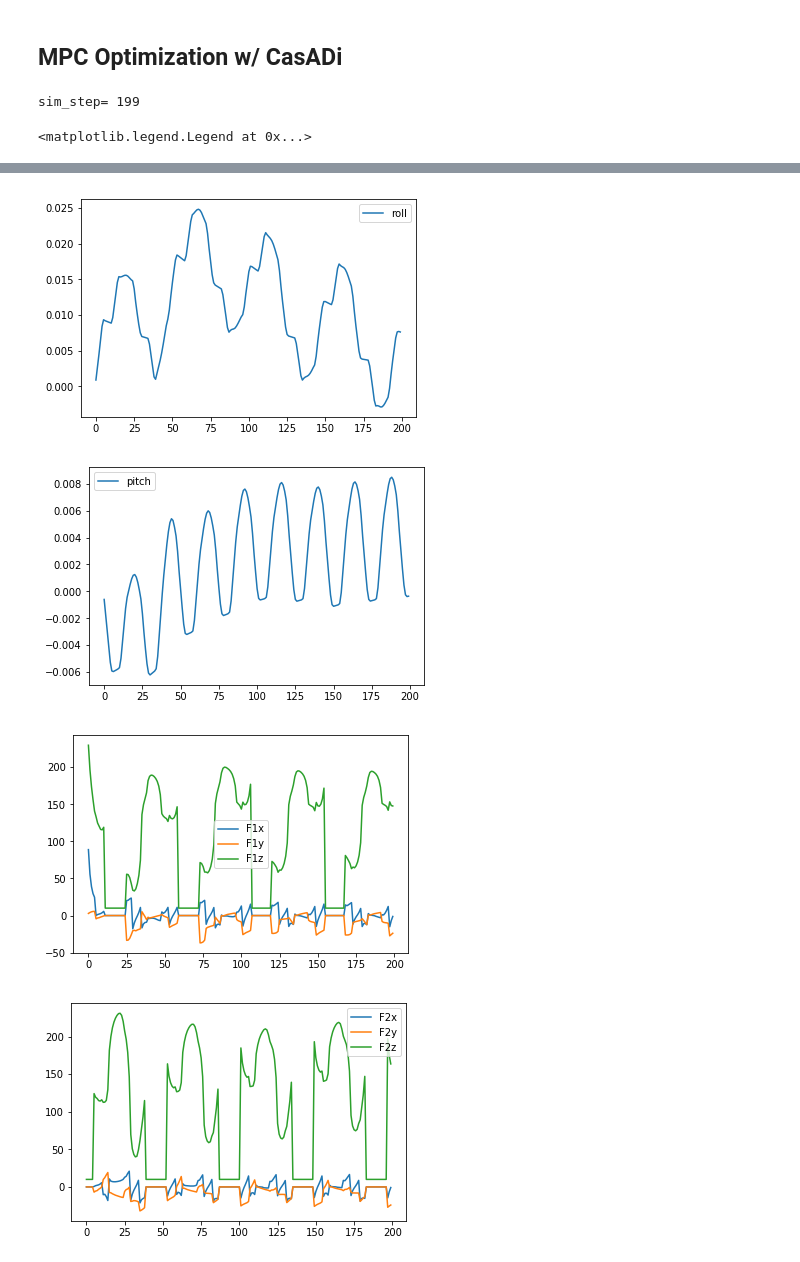
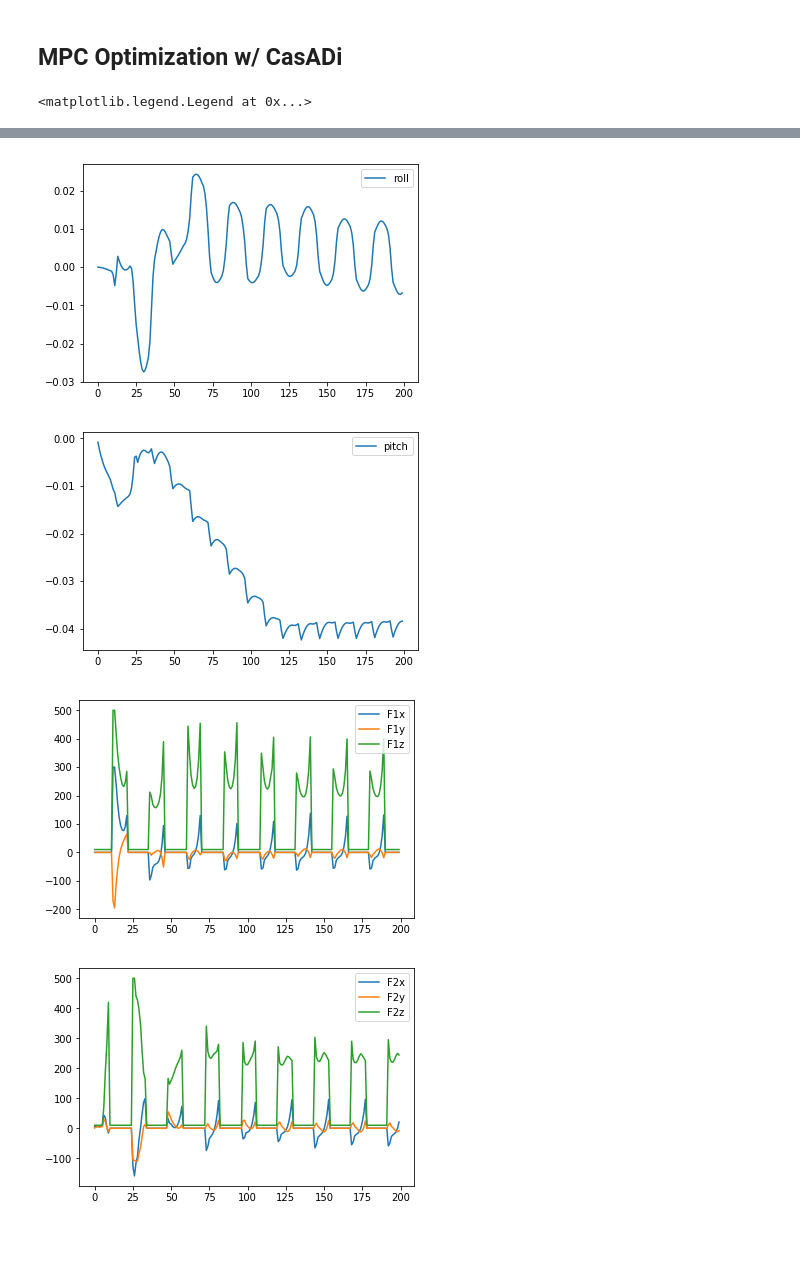
Before and after one commit to implementedrobotics/Nomad, a Jupyter notebook: Notebooks/Single Rigid Body Dynamics MPC.ipynb, the cells around one changed output, grey strips where cells are left out. Saved outputs shown, nothing was run; the diff lists cells and outputs as text; code cells hidden in the pictures.

```diff
--- a/Notebooks/Single Rigid Body Dynamics MPC.ipynb
+++ b/Notebooks/Single Rigid Body Dynamics MPC.ipynb
@@ -88,6 +88,10 @@ class CubicPolyTrajectory:
         q_dd = 2*self.a[2] + 6*self.a[3]*t
 
         return q, q_d, q_dd
+
+    def evaluate_final(self):
+
+        return self.evaluate(self.t_f)
 
     def _compute(self):
 
@@ -187,11 +194,12 @@ def R_omega(phi, theta, psi, linearize = False):
                         [-s_psi, c_psi, 0],
                         [0, 0, 1]])
 
+
     # Return Non-Linear Version
     return np.array([[c_psi/c_th, s_psi/c_th, 0],
                     [-s_psi,      c_psi,      0],
-                    [c_psi*t_th,  s_psi*c_th, 1]])
-                    #[c_psi/c_th, s_psi/c_th, 1]
+                    [c_psi*t_th,  s_psi*t_th, 1]])
+                    #[c_psi/c_th, s_psi/c_th, 1]])
 
 # Rotation Transformation Matrix from vector_orig to vector_fin
 def R_2vec(R, vector_orig, vector_fin):
@@ -672,6 +680,7 @@ class LegSwingController:
         self.t = 0 # Current Time
         self.Ts = Ts # Sampling time
         self.t_swing_start = 0 # Swing Start Time, used to sync the trajectory evaluations in the swing stage
+        self.t_swing_end = 0 # Swing End Time(Goes into stance)
         self.body_state = np.zeros((13,1)) # CoM Body State
 
         # TODO: We need actual kinematic chain with with joints and jacobians blah
@@ -728,6 +737,7 @@ class LegSwingController:
 
                 T_swing = self.gait_sequencer.get_swing_times()[self.leg_id]
                 self.t_swing_start = self.t
+                self.t_swing_end = self.t + T_swing
 
                 # Compute Swing Trajectories (in Body Frame)
                 self.foot_trajectory[0] = CubicPolyTrajectory(q_0=self.foot_pos[0], q_f=self.p_des[0], t_f=T_swing) # X
@@ -755,12 +765,13 @@ class LegSwingController:
                 # Update the WF position for the foot.
                 # TODO: This is terrible.  Just need transforms...
                 self.foot_pos_wcs = R@self.foot_pos + [p[0], p[1], 0]
+                return
+                #swing_time = self.t_swing_end
+               # print(swing_time)
 
-                return
+            swing_time = self.t - self.t_swing_start # Current T-Delta in swing trajectory time
 
             # Follow Swing Trajectory
-            swing_time = self.t - self.t_swing_start # Current T-Delta in swing trajectory time
-
             q_x, _, _ = self.foot_trajectory[0].evaluate(swing_time) # evaluate for the x position
             q_y, _, _ = self.foot_trajectory[1].evaluate(swing_time) # evaulate for the y position
 
@@ -1598,6 +1565,10 @@ nomad_plant = QuadrupedFloatingBase(mass=44, I_p=[0.41,2.1,2.1],
 # Setup Gait
 gait = LateralSeqWalkGaitSequencer(period = 1.0, segments = 100)
 #gait = PronkingGaitSequencer(period = 0.5, segments = 100)
+gait = RunningTrotGaitSequencer(period = 0.5, segments = 100)
+#gait = StandingGaitSequencer(period = 0.5, segments = 100)
+#gait = WalkingPaceGaitSequencer(period = 0.5, segments = 100)
+#gait = BoundingGaitSequencer(period = 0.5, segments = 100)
 gait.start(0)
 
 track_offset = 0
@@ -1746,8 +1717,8 @@ opti.minimize(cost)
 
 for i in range(sim_steps):
 
-    clear_output(wait=True)
-    print("sim_step=", i)
+    #clear_output(wait=True)
+    #print("sim_step=", i)
 
     # TODO: Also need to copy foot positions somehow.  Right now we are "stepping" the MPC at the end to get around this.
     # Kind of crap
@@ -1769,8 +1740,9 @@ for i in range(sim_steps):
     # TODO: Probably move this function out and these need
     # to be the commanded values from the operator/high level planner
     ######################################
-    y = ctg.generate(nomad_mpc.x.flatten(), x_dot = 0.3, y_dot = 0.0, yaw_dot = 0, z_com = 0.5)
+    y = ctg.generate(nomad_mpc.x.flatten(), x_dot = 1.5, y_dot = 0.0, yaw_dot = 0.0, z_com = 0.5)
     #print(y)
+    #ctg.plot()
     ######################################
     # Update Parameters
     ######################################
@@ -1781,7 +1753,7 @@ for i in range(sim_steps):
     opti.set_value(X_ref, y);
 
     # Update State and Input model matrices from the reference trajectory
-    _, _, A_d, B_d = nomad_mpc.get_model_matrices(y)
+    A, B, A_d, B_d = nomad_mpc.get_model_matrices(y)
 
     for n in range(K): # Loop and update time varying model matrices for next time step
         opti.set_value(A_hat[n], A_d[n])
@@ -1803,7 +1775,7 @@ for i in range(sim_steps):
     # Cache some values for plotting and simulation later
     u_sim[:, i] = u.T
     x_sim[:, i] = nomad_plant.x.T
-    x_refsim[:, i] = y[:,1]
+    x_refsim[:, i] = y[:,0]
     # TODO: Remove this.  Only here for now.  Should be in a seperate render thread/external physics sim
     nomad_plant.render()
 
@@ -1818,24 +1790,6 @@ for i in range(sim_steps):
 # Reset our plant
 nomad_plant.t = 0
 nomad_plant.x = initial_state
-
-#print(u_sim[:, 0])
-#print(u_sim[:, 0].reshape(-1,1))
-# Render the output
-#for i in range(sim_steps):
-    #print(u_sim[:, i])
- #   nomad_plant.step(u_sim[:, i].reshape(-1,1))
-  #  nomad_plant.render()
-  #  time.sleep(dt)
-
-# Render the MPC output
-# Note: This only has data from the last sim step run so isn't the ENTIRE trajectory.
-# Useful if you want to sim a longer trajectory quickly and render here without doing the stepping
-#for i in range(K+1):
-#    u = sol.value(U[:,i]).reshape(-1,1)
-#    nomad_plant.step(u)
-#    nomad_plant.render()
-#    time.sleep(dt)
 
 # Graph the output
 # Note: This only has data from the last sim step run so isn't the ENTIRE trajectory.
@@ -1898,5 +1852,4 @@ plot(u_sim[11,:],label="F4z")
 legend(loc="best")
 #step(t_vec,u_sim[11,:],'k',label="Fz4")
 # %% [output]
-sim_step= 199
+<matplotlib.legend.Legend at 0x...>
-<matplotlib.legend.Legend at 0x...>
@@ -1907,4 +1860,4 @@ sim_step= 199
-[figure, old version]
+[figure, new version]
-[figure, old version]
+[figure, new version]
-[figure, old version]
+[figure, new version]
-[figure, old version]
+[figure, new version]
```
Also changed, not shown: parts of 7 cells of this notebook.
